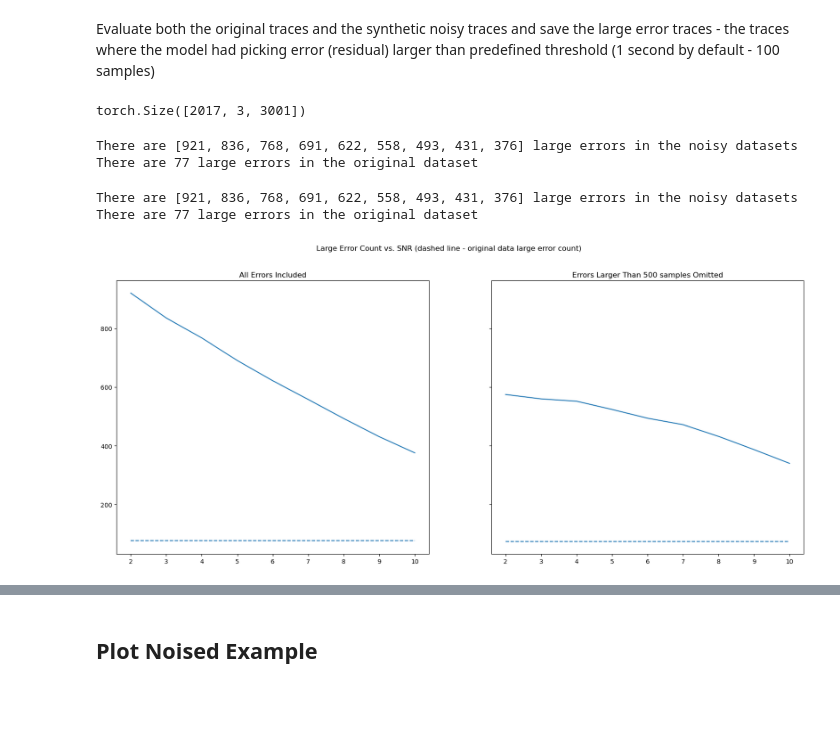
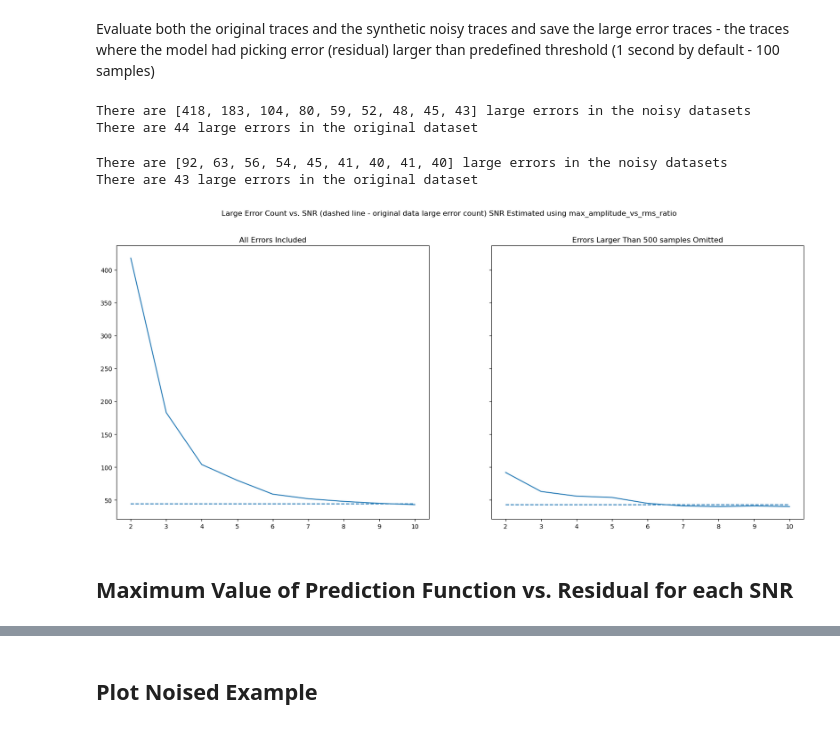
Before and after one commit to moshebeutel/summer_2022_Seismology, a Jupyter notebook: notebooks/model_evaluation.ipynb, the cells around one changed output, grey strips where cells are left out. Drawn from its saved outputs; the diff is of its cells as text; code cells hidden in the pictures; blank space fills up the shorter version.

```diff
--- a/notebooks/model_evaluation.ipynb
+++ b/notebooks/model_evaluation.ipynb
@@ -22,7 +22,7 @@ DATASETS_ORIGINS = ['ethz', 'geofon']
 SBM_CLASSES= [sbm.PhaseNet, sbm.EQTransformer]
 MODEL_TO_NUM_SAMPLES = {sbm.EQTransformer:6000, sbm.PhaseNet: 3001}
 # %%
-dataset_origin = 'geofon'
+dataset_origin = 'ethz'
 assert dataset_origin in DATASETS_ORIGINS, f'Expected dataset one of {DATASETS_ORIGINS}. Got {dataset_origin}.'
 # %%
 SBM_CLASS= sbm.PhaseNet
@@ -46,7 +52,7 @@ NUM_OF_ORIGINAL_TRACES = 2100      # How many original traces to use for the noi
 Browse The path of the dataset the model is going to be evaluated on.
 The original data and synthetic noised data.
 # %%
-DATASET_PATH=f'/home/moshe/datasets/GFZ/noisy_datasets/{dataset_origin}_{NUM_SAMPLES}_sample_joachim_noises_energy_ratio_snr/'
+DATASET_PATH=f'/home/moshe/datasets/GFZ/noisy_datasets/{dataset_origin}_{NUM_SAMPLES}_sample_joachim_noises_{SNR_CALC_STRATEGY_STR}_snr/'
 NOISY_DATA_PATH_LIST = [os.path.join(DATASET_PATH, f'noisy_dataset_snr_{synthesized_snr}') for synthesized_snr in SYNTHESIZED_SNR_LIST ]
 DATASET_PATH, NOISY_DATA_PATH_LIST
 # %% [output]
@@ -241,10 +247,6 @@ ax_trimmed.hlines(y=original_dataset_metric_result_trimmed, xmin=2, xmax=10, lin
 ### Large Errors
 # %% [markdown]
 Evaluate both the original traces and the synthetic noisy traces and save the large error traces - the traces where the model had picking error (residual) larger than  predefined threshold (1 second by default - 100 samples)
-# %%
-original_dataset.shape
-# %% [output]
-torch.Size([2017, 3, 3001])
 # %%
 large_error_traces_index_list_original_dataset = find_large_error_traces(dataset=original_dataset, model=pretrained_model.float(), labels=original_labels, threshold_samples=LARGE_ERROR_THRESHOLD_SAMPLES, eval_fn=eval_batch_tuple_return)
 
@@ -259,8 +261,8 @@ dataset_len_original = int(len(large_error_traces_index_list_original_dataset))
 
 print(f'There are {dataset_len_original} large errors in the original dataset')
 # %% [output]
-There are [921, 836, 768, 691, 622, 558, 493, 431, 376] large errors in the noisy datasets
-There are 77 large errors in the original dataset
+There are [418, 183, 104, 80, 59, 52, 48, 45, 43] large errors in the noisy datasets
+There are 44 large errors in the original dataset
 # %%
 large_error_traces_index_list_original_dataset_trimmed = find_large_error_traces(dataset=original_dataset, model=pretrained_model.float(), labels=original_labels, threshold_samples=LARGE_ERROR_THRESHOLD_SAMPLES,  ignore_errors_larger_than_samples=500, eval_fn=eval_batch_tuple_return)
 
@@ -269,22 +271,24 @@ large_error_traces_index_list_synthetic_noisy_datasets_trimmed = [find_large_err
 # %%
 dataset_trimmed_lens = [int(len(large_error_traces_index_list_synthetic_noisy_dataset_trimmed)) for large_error_traces_index_list_synthetic_noisy_dataset_trimmed in large_error_traces_index_list_synthetic_noisy_datasets_trimmed]
 
-print(f'There are {dataset_lens} large errors in the noisy datasets')
+print(f'There are {dataset_trimmed_lens} large errors in the noisy datasets')
 
 dataset_trimmed_len_original = int(len(large_error_traces_index_list_original_dataset_trimmed))
 
-print(f'There are {dataset_len_original} large errors in the original dataset')
+print(f'There are {dataset_trimmed_len_original} large errors in the original dataset')
 # %% [output]
-There are [921, 836, 768, 691, 622, 558, 493, 431, 376] large errors in the noisy datasets
-There are 77 large errors in the original dataset
+There are [92, 63, 56, 54, 45, 41, 40, 41, 40] large errors in the noisy datasets
+There are 43 large errors in the original dataset
 # %%
 fig, (ax,ax_trimmed) = plt.subplots(1,2,figsize=(20,8), sharey='all')
-plt.suptitle('Large Error Count vs. SNR (dashed line - original data large error count)')
+plt.suptitle(f'Large Error Count vs. SNR (dashed line - original data large error count) SNR Estimated using {SNR_CALC_STRATEGY_STR}')
 ax.set_title('All Errors Included')
 ax.plot(range(2,11),  dataset_lens);
 ax.hlines(y=dataset_len_original, xmin=2, xmax=10, linestyles='dashed');
 ax_trimmed.set_title('Errors Larger Than 500 samples Omitted')
 ax_trimmed.plot(range(2,11),  dataset_trimmed_lens);
 ax_trimmed.hlines(y=dataset_trimmed_len_original, xmin=2, xmax=10, linestyles='dashed');
 # %% [output]
-[figure, old version]
+[figure, new version]
+# %% [markdown]
+## Maximum Value of Prediction Function vs. Residual for each SNR
```
Also changed, not shown: parts of 20 cells of this notebook, 1 other file.
